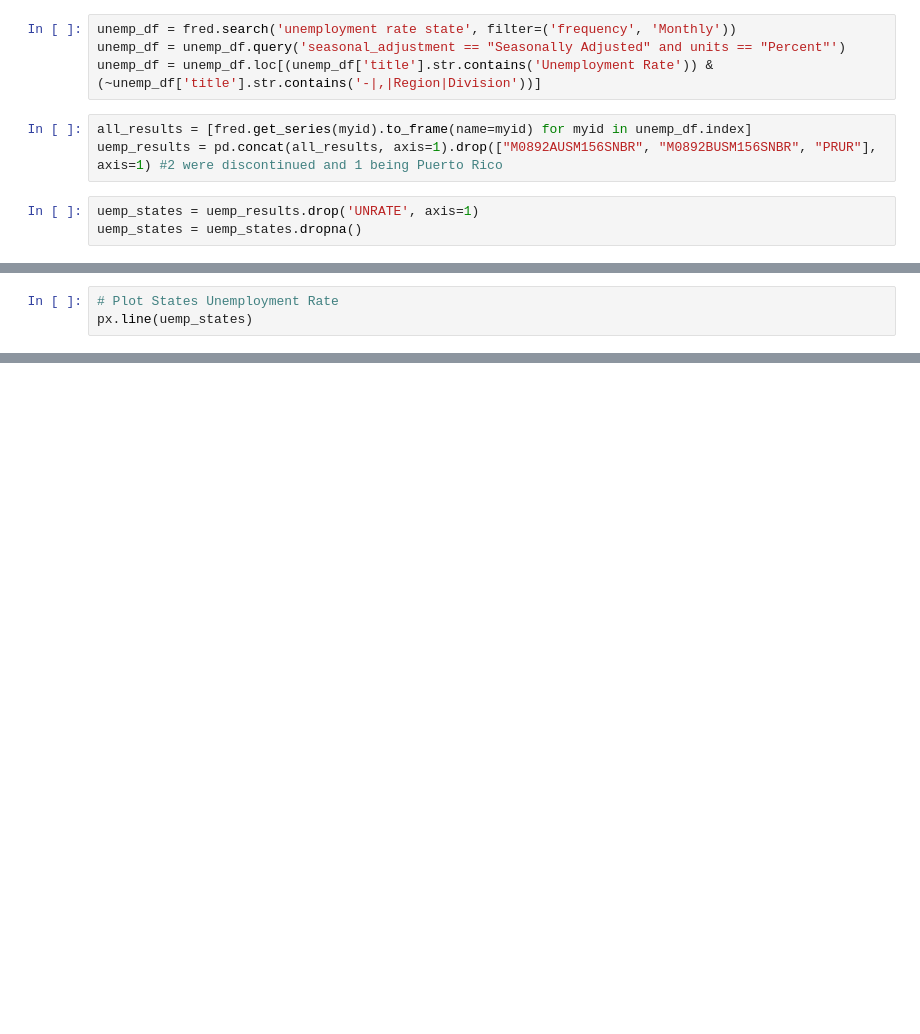
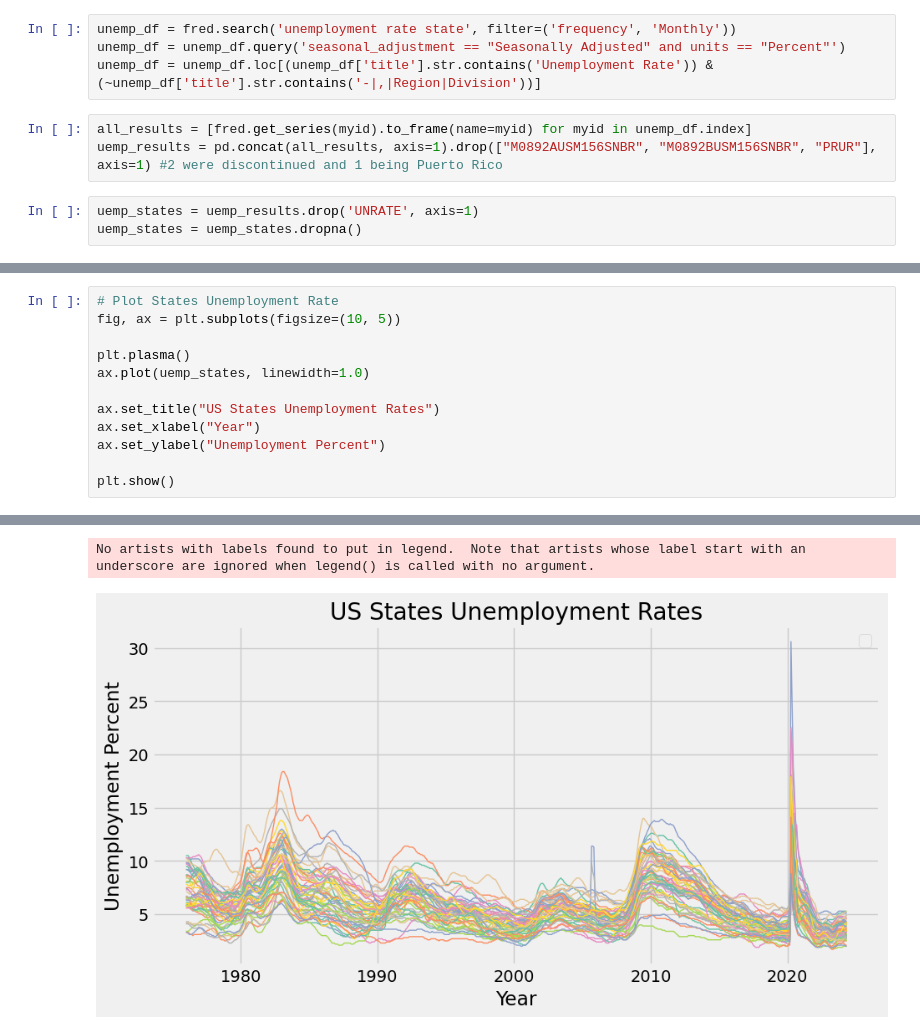
Before and after one commit to unbenounced/economic-analysis, a Jupyter notebook: economic-analysis.ipynb, the cells around one changed output, grey strips where cells are left out. Cells and saved outputs as stored; diff of their text form; blank space fills up the shorter version.

Commit message:
Changed the linewidth to unemployment graph

```diff
--- a/economic-analysis.ipynb
+++ b/economic-analysis.ipynb
@@ -54,4 +70,13 @@ uemp_states = uemp_states.dropna()
 # %%
 # Plot States Unemployment Rate
-px.line(uemp_states)
+fig, ax = plt.subplots(figsize=(10, 5))
+
+plt.plasma()
+ax.plot(uemp_states, linewidth=1.0)
+
+ax.set_title("US States Unemployment Rates")
+ax.set_xlabel("Year")
+ax.set_ylabel("Unemployment Percent")
+
+plt.show()
 # %% [output]
@@ -58,0 +83,2 @@ px.line(uemp_states)
+No artists with labels found to put in legend.  Note that artists whose label start with an underscore are ignored when legend() is called with no argument.
+[figure, added]
```
Also changed, not shown: parts of 2 cells of this notebook.
